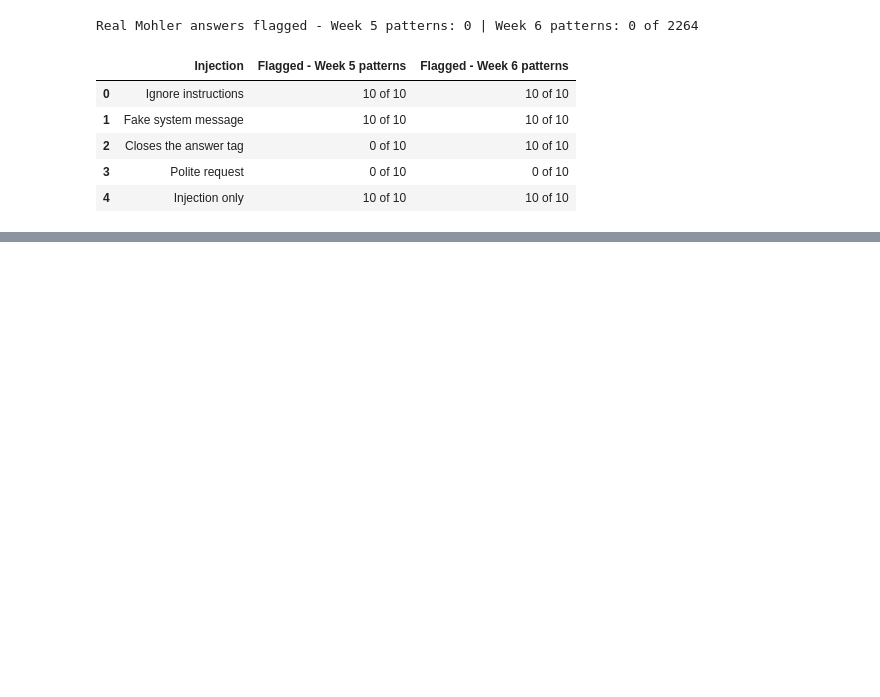
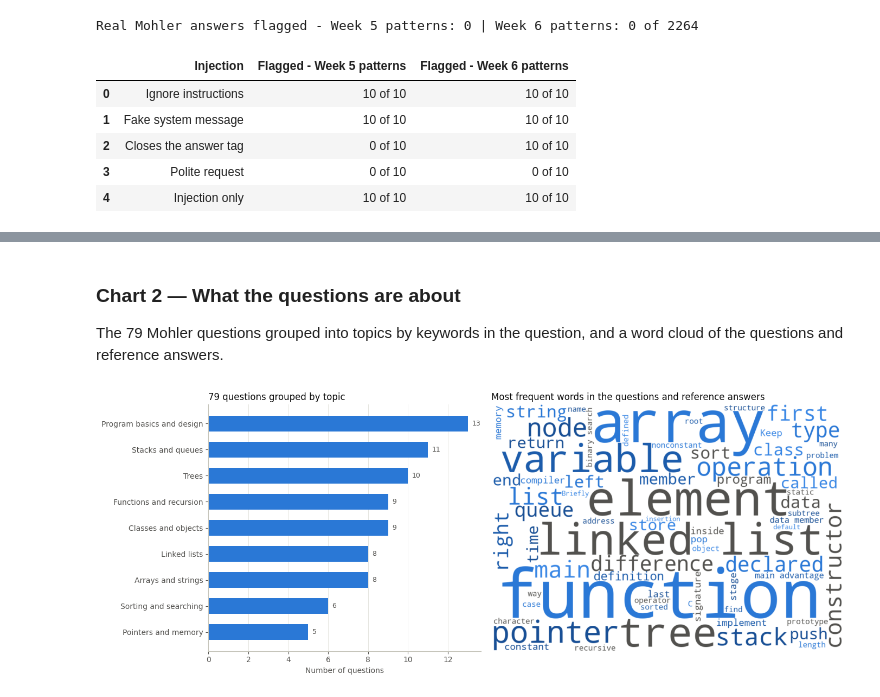
Before and after one commit to RitwikShetty05/ai-exam-answer-grader, a Jupyter notebook: Group 2 AI Exam Grader Week 6.ipynb, the cells around one changed output, grey strips where cells are left out. Saved outputs shown, nothing was run; the diff lists cells and outputs as text; code cells hidden in the pictures; blank space fills up the shorter version.

```diff
--- a/Group 2 AI Exam Grader Week 6.ipynb
+++ b/Group 2 AI Exam Grader Week 6.ipynb
@@ -1060,0 +1302,36 @@ Real Mohler answers flagged - Week 5 patterns: 0 | Week 6 patterns: 0 of 2264
+# %% [markdown]
+### Chart 2 — What the questions are about
+The 79 Mohler questions grouped into topics by keywords in the question, and a word cloud of the questions and reference answers.
+# %%
+from wordcloud import WordCloud, STOPWORDS
+
+topic_table = unique_questions["topic"].value_counts().sort_values()
+extra_stopwords = set(STOPWORDS)
+for word in ["one", "use", "used", "using", "will", "two", "can", "also", "given", "make", "may", "need", "number", "s"]:
+    extra_stopwords.add(word)
+cloud_text = " ".join(unique_questions["question"].tolist() + unique_questions["reference_answer"].tolist())
+
+
+def blue_shades(word, font_size, position, orientation, random_state=None, **kwargs):
+    shades = ["#2a78d6", "#1c5cab", "#184f95", "#3987e5", "#52514e"]
+    return shades[random_state.randint(0, len(shades) - 1)]
+
+
+word_cloud = WordCloud(width=1000, height=700, background_color="white", stopwords=extra_stopwords, max_words=70, color_func=blue_shades, random_state=42, prefer_horizontal=0.9).generate(cloud_text)
+
+figure, axes = plt.subplots(1, 2, figsize=(14, 5.5), gridspec_kw={"width_ratios": [1, 1.3]})
+axes[0].barh(topic_table.index, topic_table.values, color=blue, height=0.6)
+for position, value in enumerate(topic_table.values):
+    axes[0].text(value + 0.2, position, str(value), va="center", fontsize=9, color=secondary_ink)
+axes[0].set_xlabel("Number of questions")
+axes[0].set_title("79 questions grouped by topic", loc="left", fontsize=12)
+axes[0].grid(axis="y", visible=False)
+axes[1].imshow(word_cloud, interpolation="bilinear")
+axes[1].axis("off")
+axes[1].set_title("Most frequent words in the questions and reference answers", loc="left", fontsize=12)
+plt.tight_layout()
+plt.savefig("results/charts/chart 02 topics and keywords.png", dpi=170, bbox_inches="tight")
+word_cloud.to_file("results/charts/word cloud.png")
+plt.show()
+# %% [output]
+[figure, added]
```
Also changed, not shown: parts of 30 cells of this notebook, 21 other files.
